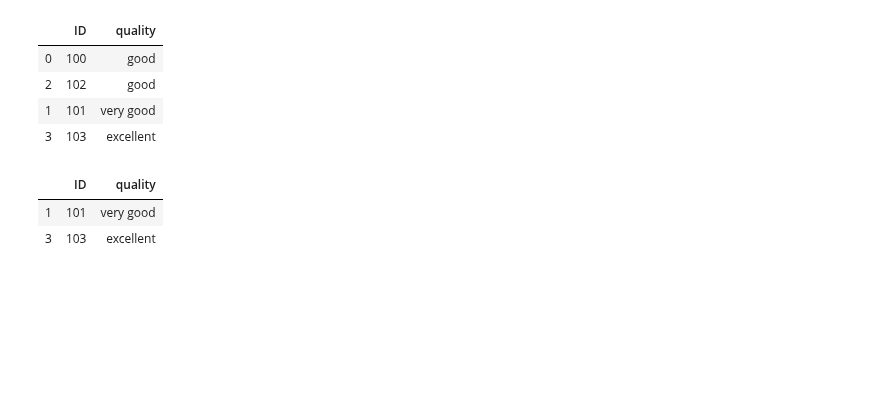
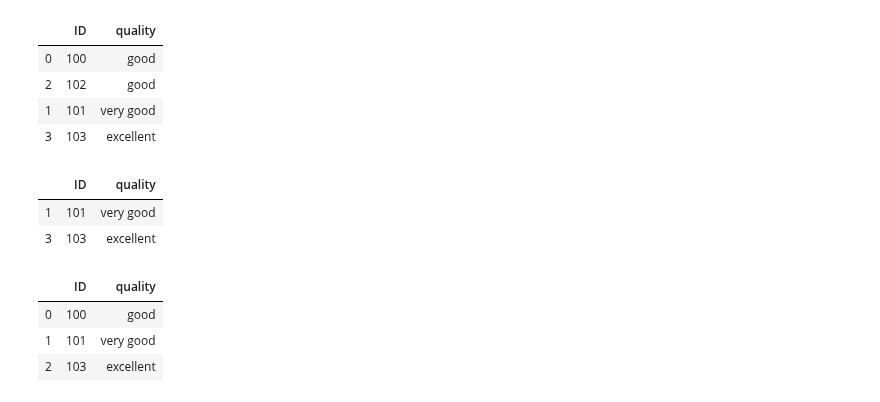
Before and after one commit to rmlevy1/nyc-mhtn-ds-010620-lectures, a Jupyter notebook: Pandas Practice.ipynb, the cells around one changed output. Saved outputs shown, nothing was run; the diff lists cells and outputs as text; code cells hidden in the pictures; blank space fills up the shorter version.

```diff
--- a/Pandas Practice.ipynb
+++ b/Pandas Practice.ipynb
@@ -1558,3 +1558,14 @@ df.loc[df.quality > 'good', :]
 |  | ID | quality |
 | 1 | 101 | very good |
 | 3 | 103 | excellent |
+# %%
+df.drop([2], inplace = True)
+# %%
+df.reset_index(inplace = True)
+# %%
+df.drop('index', axis = 1)
+# %% [output]
+|  | ID | quality |
+| 0 | 100 | good |
+| 1 | 101 | very good |
+| 2 | 103 | excellent |
```
Also changed, not shown: 5 other files.
